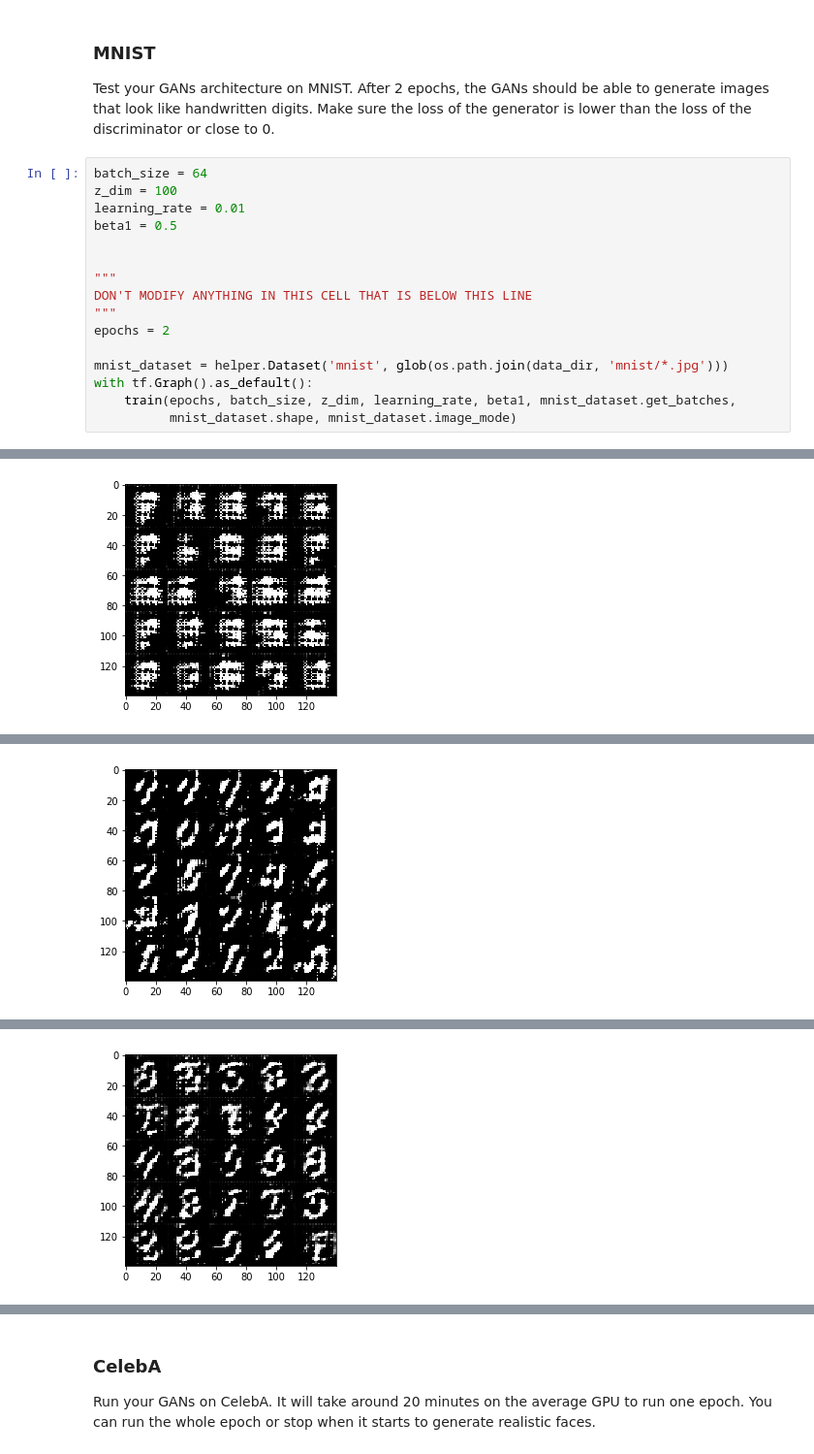
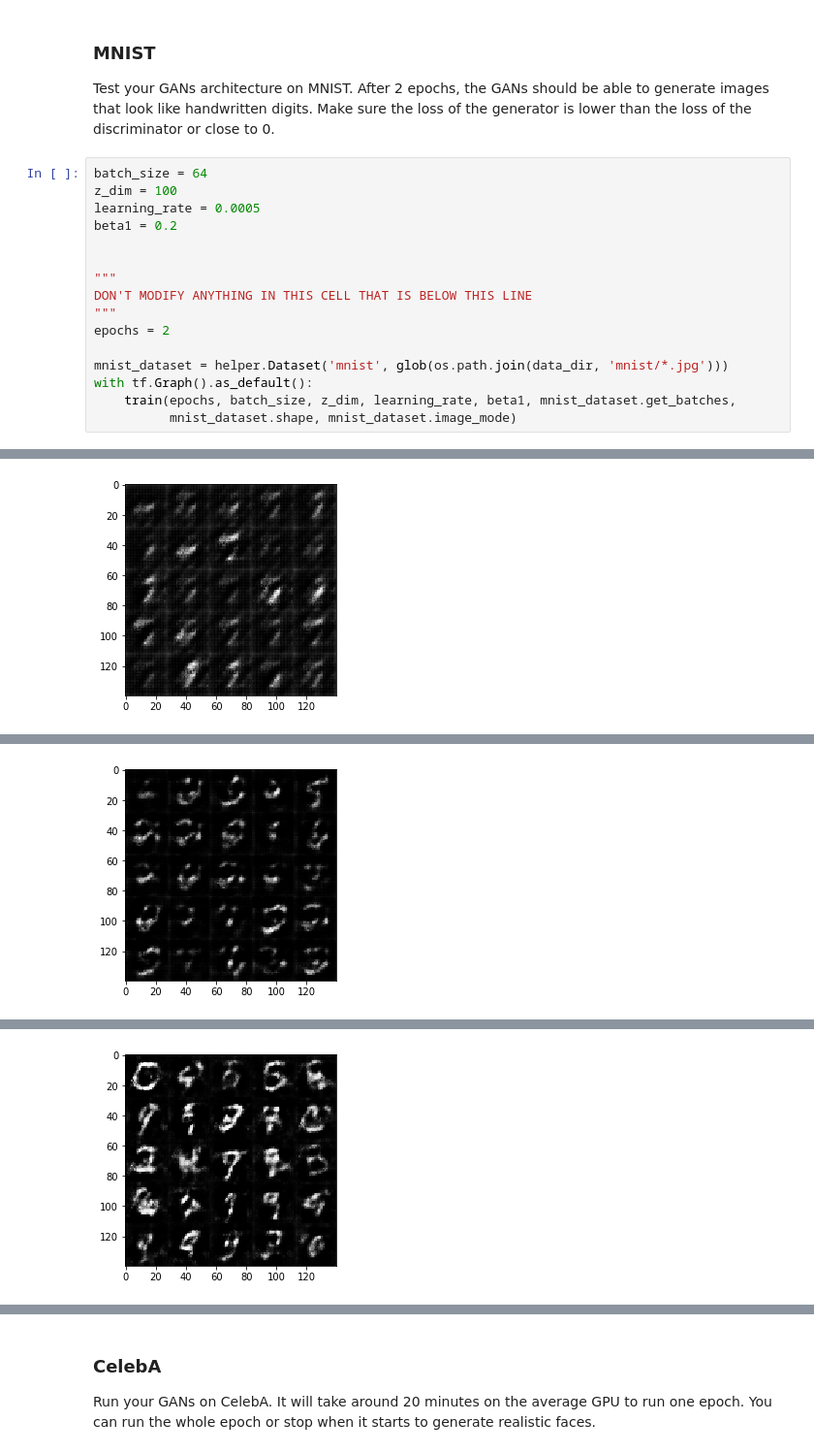
Before and after one commit to Yidli/Udacity---Deep-Learning, a Jupyter notebook: face_generation/dlnd_face_generation.ipynb, the cells around one changed output, grey strips where cells are left out. Shown at 97% size. Cells and saved outputs as stored; diff of their text form.

```diff
--- a/face_generation/dlnd_face_generation.ipynb
+++ b/face_generation/dlnd_face_generation.ipynb
@@ -390,8 +389,8 @@ Test your GANs architecture on MNIST.  After 2 epochs, the GANs should be able t
 # %%
 batch_size = 64
 z_dim = 100
-learning_rate = 0.01
-beta1 = 0.5
+learning_rate = 0.0005
+beta1 = 0.2
 
 
 """
@@ -417 +416 @@ Epoch 1/2... Discriminator Loss: 0.2792... Generator Loss: 6.1025
-[figure, old version]
+[figure, new version]
@@ -428 +427 @@ Epoch 1/2... Discriminator Loss: 2.3746... Generator Loss: 0.2904
-[figure, old version]
+[figure, new version]
@@ -439 +438 @@ Epoch 1/2... Discriminator Loss: 0.5404... Generator Loss: 1.9372
-[figure, old version]
+[figure, new version]
```
Also changed, not shown: parts of 3 cells of this notebook, 1 other file.
